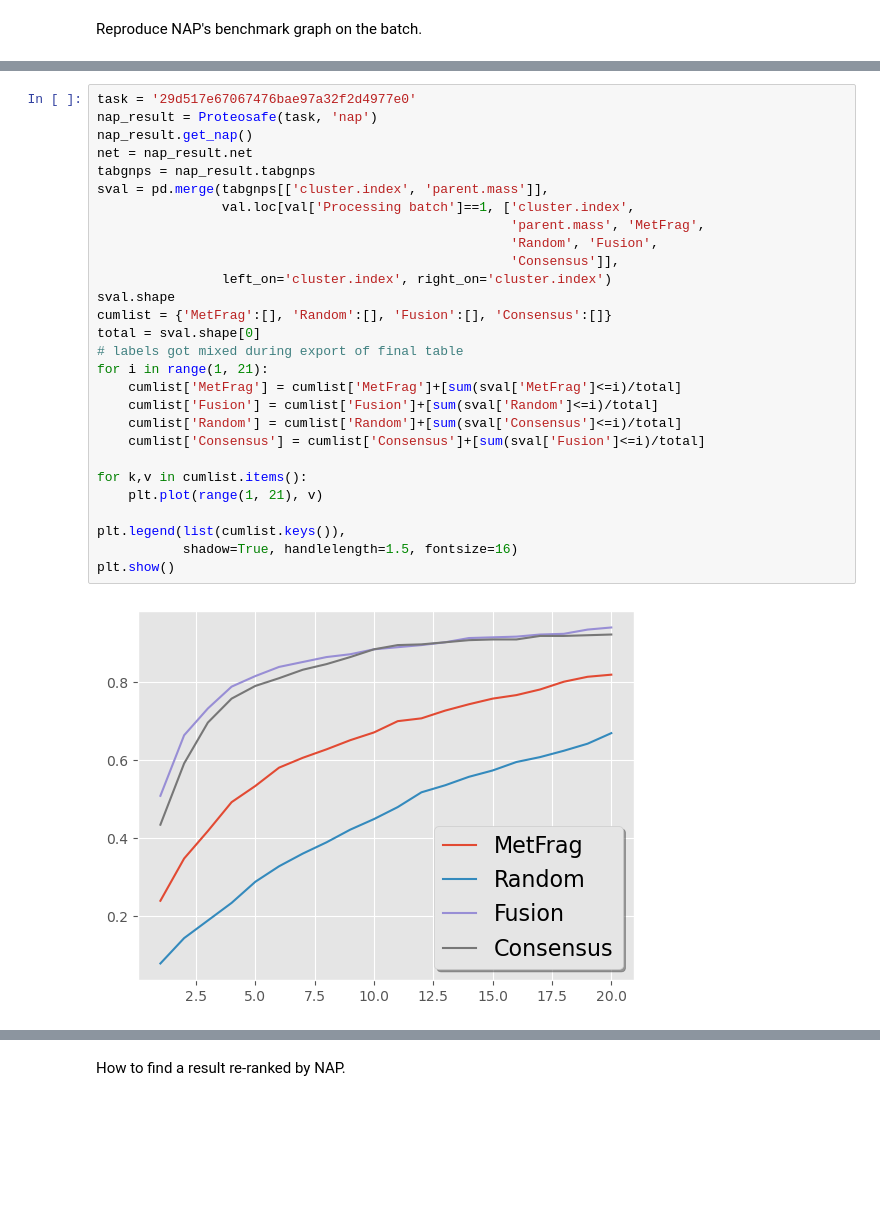
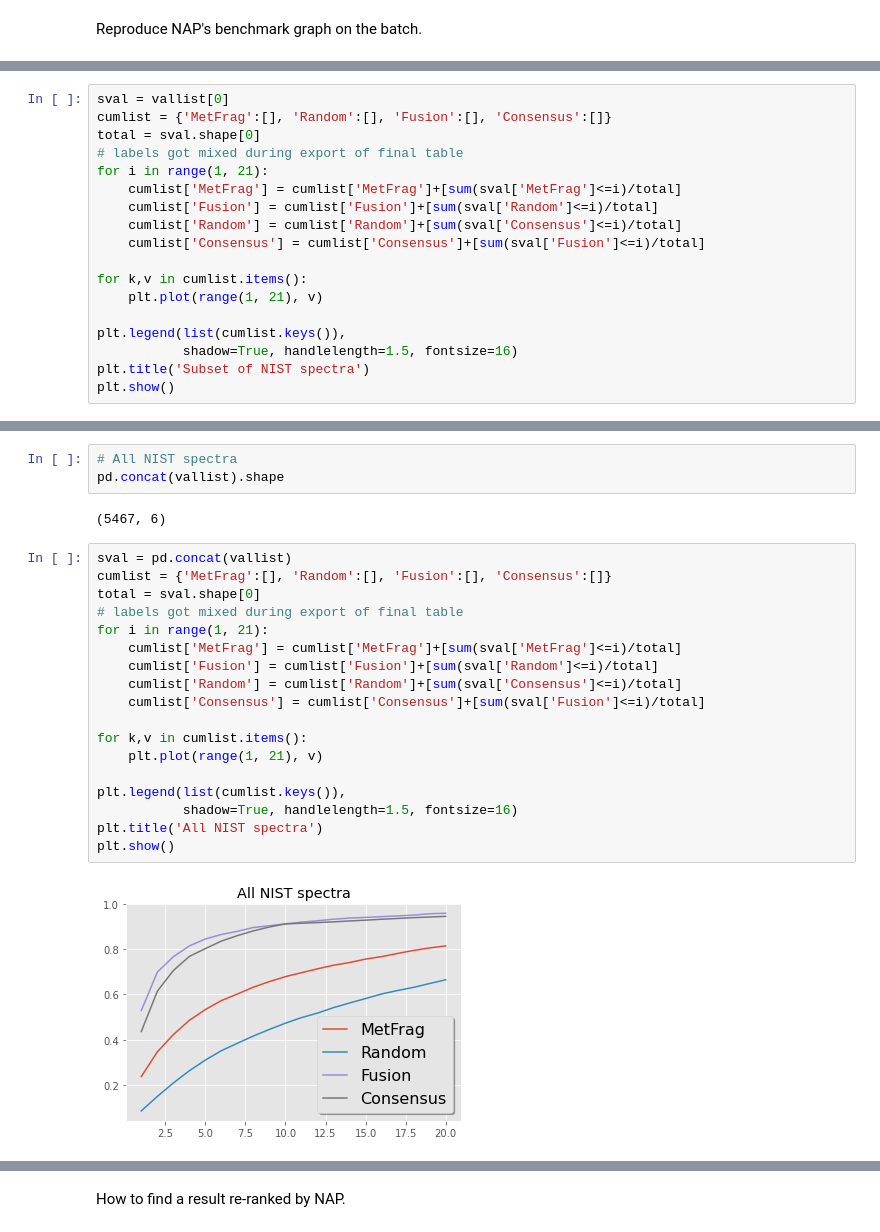
Before and after one commit to computational-chemical-biology/ChemWalker, a Jupyter notebook: notebooks/benchmark.ipynb, the cells around one changed output, grey strips where cells are left out. Saved outputs shown, nothing was run; the diff lists cells and outputs as text; blank space fills up the shorter version.

```diff
--- a/notebooks/benchmark.ipynb
+++ b/notebooks/benchmark.ipynb
@@ -98,0 +118,18 @@ Reproduce NAP's benchmark graph on the batch.
+# %%
+sval = vallist[0]
+cumlist = {'MetFrag':[], 'Random':[], 'Fusion':[], 'Consensus':[]}
+total = sval.shape[0]
+# labels got mixed during export of final table
+for i in range(1, 21):
+    cumlist['MetFrag'] = cumlist['MetFrag']+[sum(sval['MetFrag']<=i)/total]
+    cumlist['Fusion'] = cumlist['Fusion']+[sum(sval['Random']<=i)/total]
+    cumlist['Random'] = cumlist['Random']+[sum(sval['Consensus']<=i)/total]
+    cumlist['Consensus'] = cumlist['Consensus']+[sum(sval['Fusion']<=i)/total]
+
+for k,v in cumlist.items():
+    plt.plot(range(1, 21), v)
+
+plt.legend(list(cumlist.keys()),
+           shadow=True, handlelength=1.5, fontsize=16)
+plt.title('Subset of NIST spectra')
+plt.show()
@@ -99,30 +138,25 @@ Reproduce NAP's benchmark graph on the batch.
+# %%
+# All NIST spectra
+pd.concat(vallist).shape
+# %% [output]
+(5467, 6)
 # %%
-task = '29d517e67067476bae97a32f2d4977e0'
-nap_result = Proteosafe(task, 'nap')
-nap_result.get_nap()
-net = nap_result.net
-tabgnps = nap_result.tabgnps
-sval = pd.merge(tabgnps[['cluster.index', 'parent.mass']],
-                val.loc[val['Processing batch']==1, ['cluster.index',
-                                                     'parent.mass', 'MetFrag',
-                                                     'Random', 'Fusion',
-                                                     'Consensus']],
-                left_on='cluster.index', right_on='cluster.index')
-sval.shape
+sval = pd.concat(vallist)
 cumlist = {'MetFrag':[], 'Random':[], 'Fusion':[], 'Consensus':[]}
 total = sval.shape[0]
 # labels got mixed during export of final table
 for i in range(1, 21):
     cumlist['MetFrag'] = cumlist['MetFrag']+[sum(sval['MetFrag']<=i)/total]
     cumlist['Fusion'] = cumlist['Fusion']+[sum(sval['Random']<=i)/total]
     cumlist['Random'] = cumlist['Random']+[sum(sval['Consensus']<=i)/total]
     cumlist['Consensus'] = cumlist['Consensus']+[sum(sval['Fusion']<=i)/total]
 
 for k,v in cumlist.items():
     plt.plot(range(1, 21), v)
 
 plt.legend(list(cumlist.keys()),
            shadow=True, handlelength=1.5, fontsize=16)
+plt.title('All NIST spectra')
 plt.show()
 # %% [output]
-[figure, old version]
+[figure, new version]
```
Also changed, not shown: parts of 12 cells of this notebook, 3 other files.
